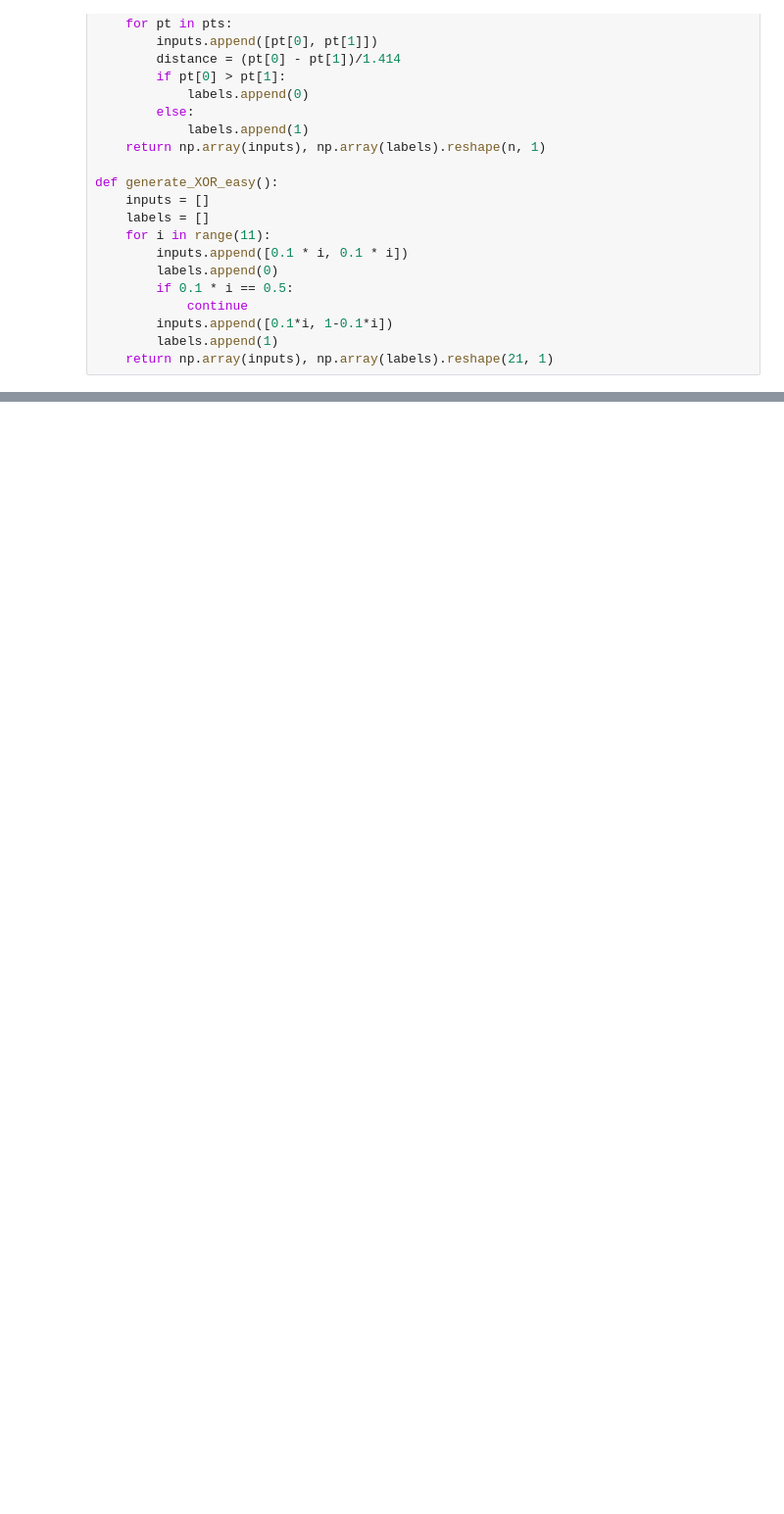
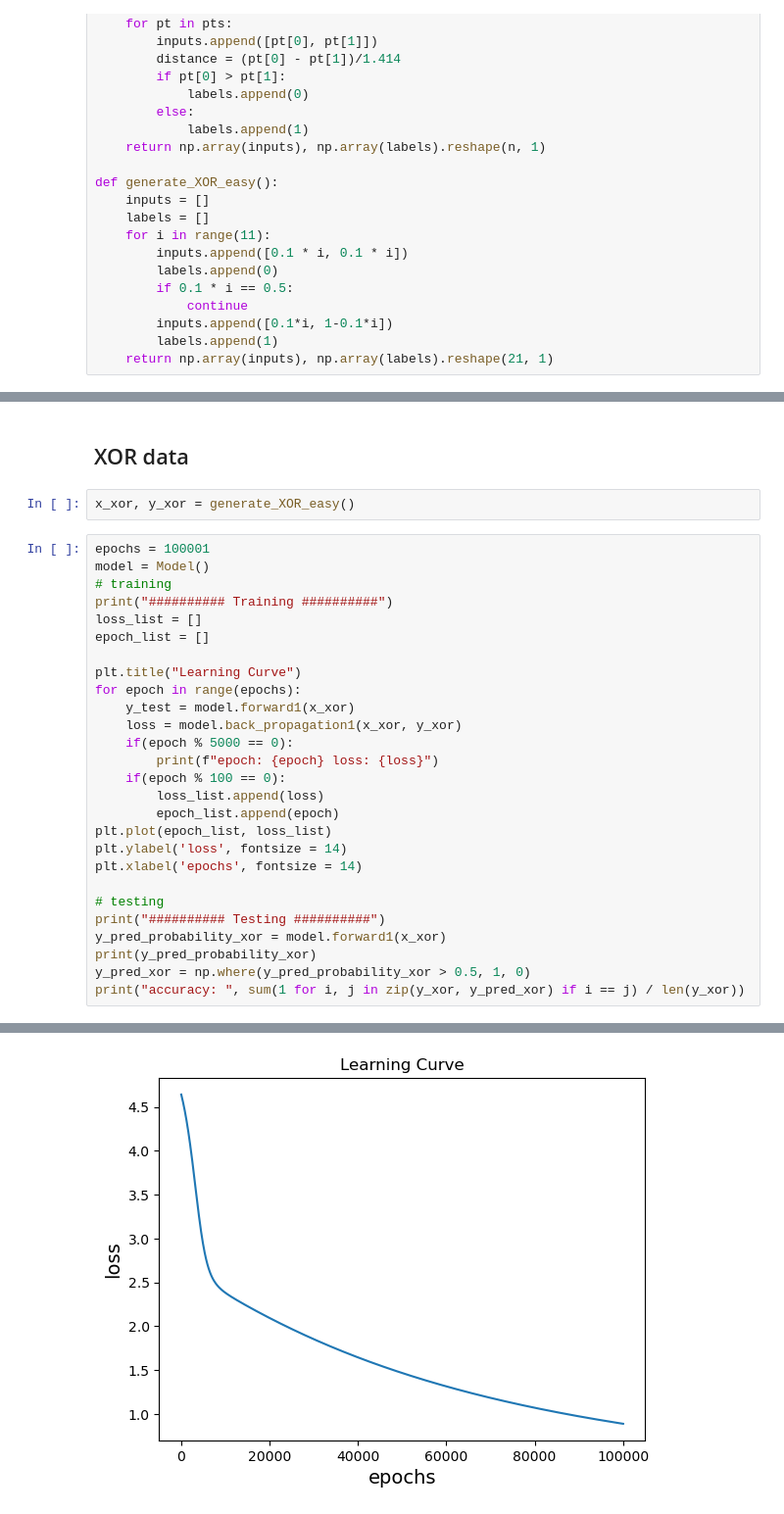
Before and after one commit to kkennethwu/NYCU_DLP2023, a Jupyter notebook: lab1/main.ipynb, the cells around one changed output, grey strips where cells are left out. Shown: that part at 98% size. Saved outputs shown, nothing was run; the diff lists cells and outputs as text; blank space fills up the shorter version.

```diff
--- a/lab1/main.ipynb
+++ b/lab1/main.ipynb
@@ -167,0 +257,32 @@ plt.show()
+# %% [markdown]
+## XOR data
+# %%
+x_xor, y_xor = generate_XOR_easy()
+# %%
+epochs = 100001
+model = Model()
+# training
+print("########## Training ##########")
+loss_list = []
+epoch_list = []
+
+plt.title("Learning Curve")
+for epoch in range(epochs):
+    y_test = model.forward1(x_xor)
+    loss = model.back_propagation1(x_xor, y_xor)
+    if(epoch % 5000 == 0):
+        print(f"epoch: {epoch} loss: {loss}")
+    if(epoch % 100 == 0):
+        loss_list.append(loss)
+        epoch_list.append(epoch)
+plt.plot(epoch_list, loss_list)
+plt.ylabel('loss', fontsize = 14)
+plt.xlabel('epochs', fontsize = 14)
+
+# testing
+print("########## Testing ##########")
+y_pred_probability_xor = model.forward1(x_xor)
+print(y_pred_probability_xor)
+y_pred_xor = np.where(y_pred_probability_xor > 0.5, 1, 0)
+print("accuracy: ", sum(1 for i, j in zip(y_xor, y_pred_xor) if i == j) / len(y_xor))
+# %% [output]
@@ -167,0 +306 @@ plt.show()
+[figure, added]
```
Also changed, not shown: parts of 23 cells of this notebook, 26 other files.
